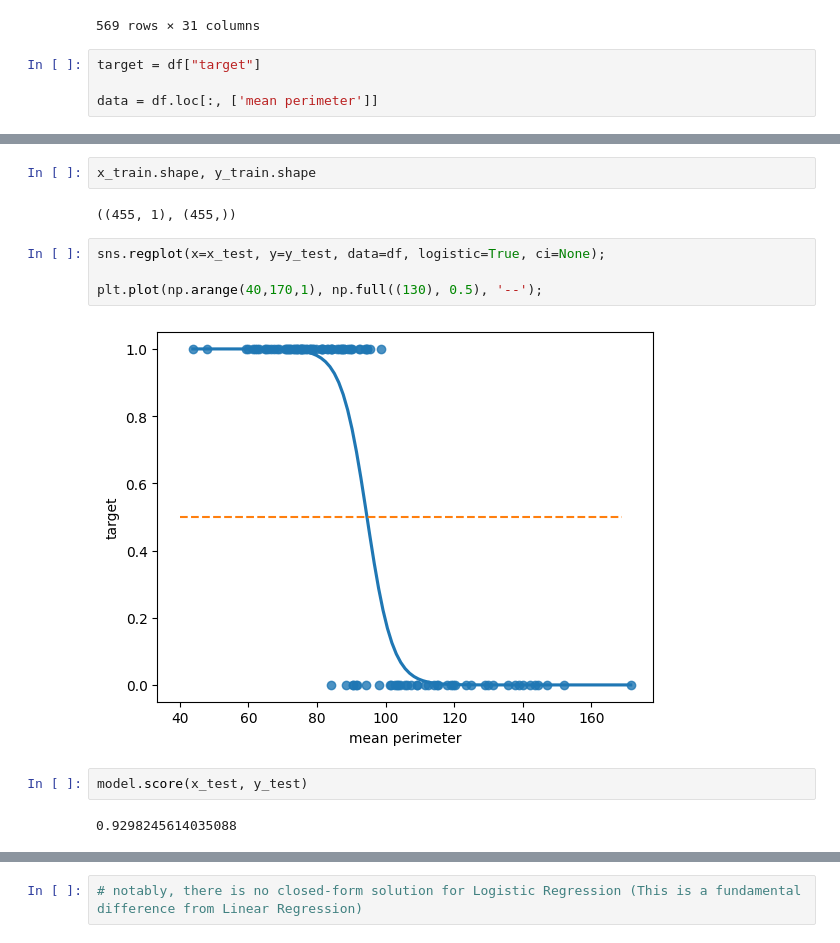
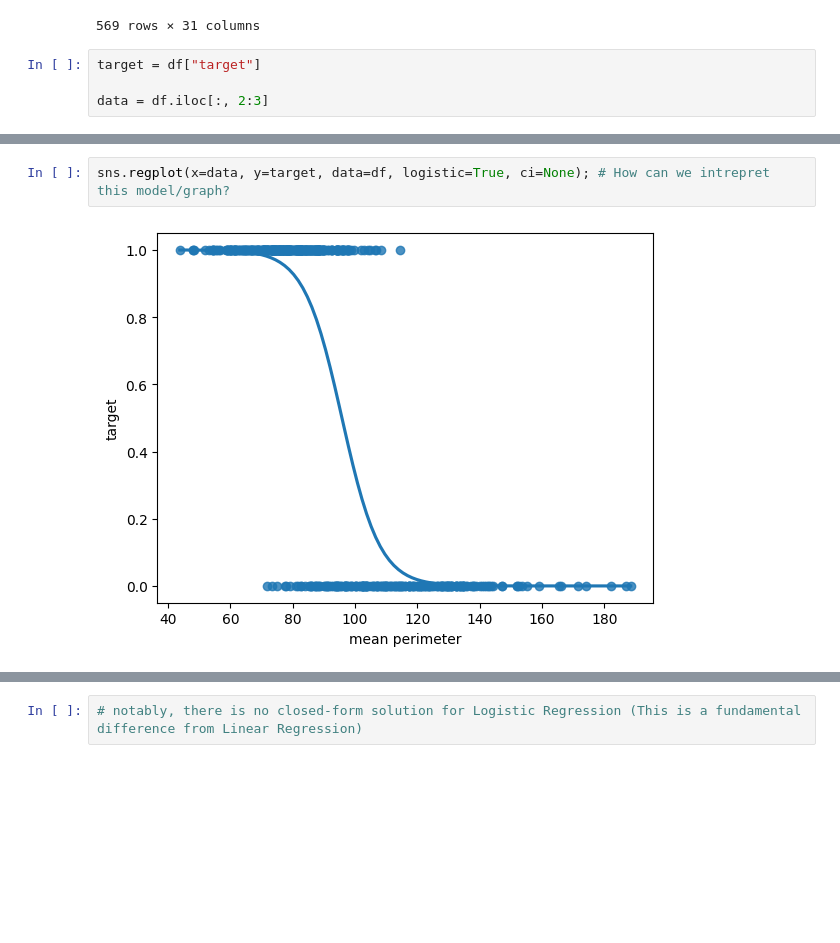
Before and after one commit to rootdrew27/workshop, a Jupyter notebook: Intro_to_ML.ipynb, the cells around one changed output, grey strips where cells are left out. Drawn from its saved outputs; the diff is of its cells as text; blank space fills up the shorter version.

```diff
--- a/Intro_to_ML.ipynb
+++ b/Intro_to_ML.ipynb
@@ -343,4 +359,4 @@ df
 # %%
 target = df["target"]
 
-data = df.loc[:, ['mean perimeter']]
+data = df.iloc[:, 2:3]
@@ -352,16 +381,6 @@ model.fit(x_train, y_train)
 # %% [output]
 LogisticRegression(random_state=42)
-# %%
-x_train.shape, y_train.shape
-# %% [output]
-((455, 1), (455,))
 # %%
-sns.regplot(x=x_test, y=y_test, data=df, logistic=True, ci=None);
-
-plt.plot(np.arange(40,170,1), np.full((130), 0.5), '--');
+sns.regplot(x=data, y=target, data=df, logistic=True, ci=None); # How can we intrepret this model/graph?
 # %% [output]
-[figure, old version]
+[figure, new version]
-# %%
-model.score(x_test, y_test)
-# %% [output]
-0.9298245614035088
```
Also changed, not shown: parts of 140 cells of this notebook, 4 other files.
